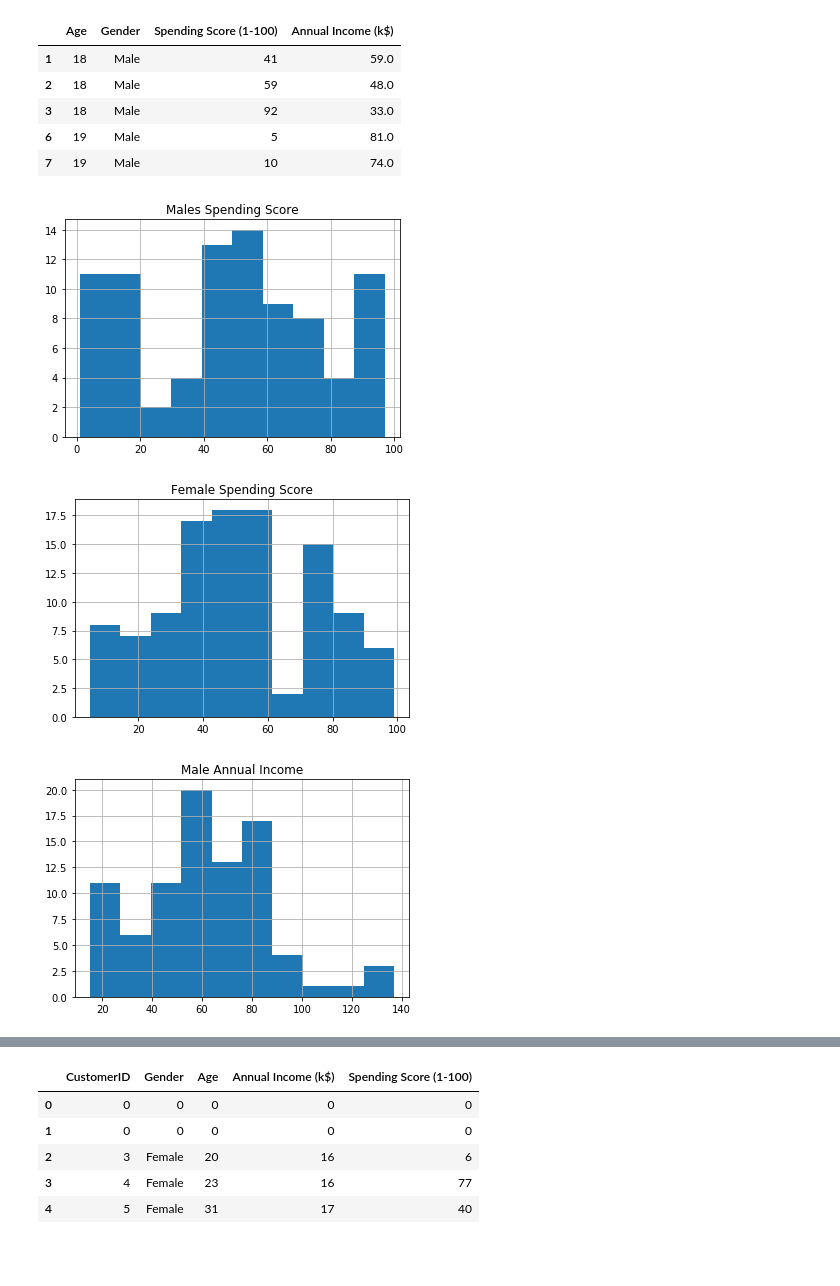
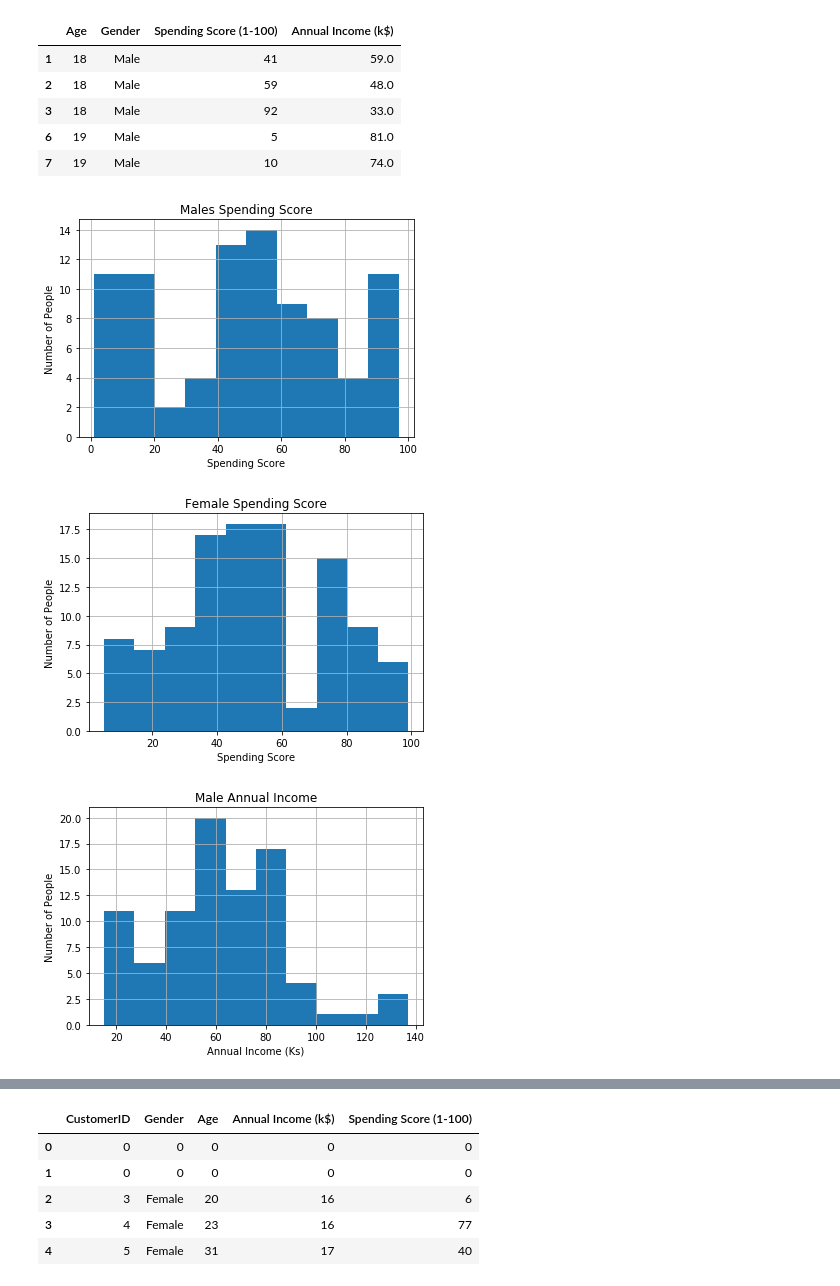
Before and after one commit to ipatel467/Customer-Segmentation, a Jupyter notebook: index.ipynb, the cells around one changed output, grey strips where cells are left out. Saved outputs shown, nothing was run; the diff lists cells and outputs as text; code cells hidden in the pictures; blank space fills up the shorter version.

```diff
--- a/index.ipynb
+++ b/index.ipynb
@@ -176,20 +176,26 @@ males_grouped.head()
 # %%
 males_grouped['Spending Score (1-100)'].hist();
 plt.title('Males Spending Score');
+plt.xlabel('Spending Score');
+plt.ylabel('Number of People');
 # %% [output]
-[figure, old version]
+[figure, new version]
 # %%
 females_grouped['Spending Score (1-100)'].hist();
 plt.title('Female Spending Score');
+plt.xlabel('Spending Score');
+plt.ylabel('Number of People');
 # we can see that female spending score is more normal than males.
 #Possibly means women buy more items and shop more frequently
 # %% [output]
-[figure, old version]
+[figure, new version]
 # %%
 males_grouped['Annual Income (k$)'].hist()
 plt.title('Male Annual Income');
+plt.xlabel('Annual Income (Ks)');
+plt.ylabel('Number of People');
 # %% [output]
-[figure, old version]
+[figure, new version]
 # %%
 females_grouped['Annual Income (k$)'].hist()
 plt.title('Female Annual Income');
```
Also changed, not shown: parts of 5 cells of this notebook.
